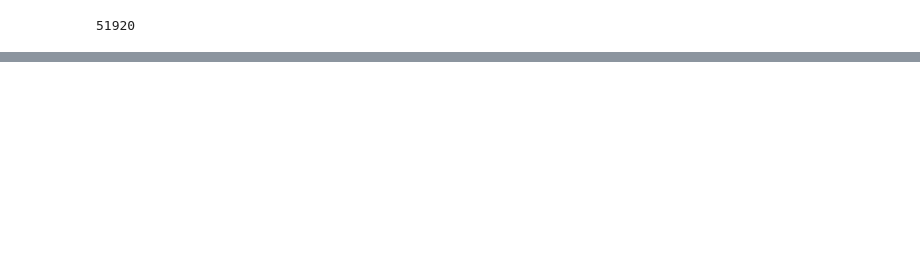
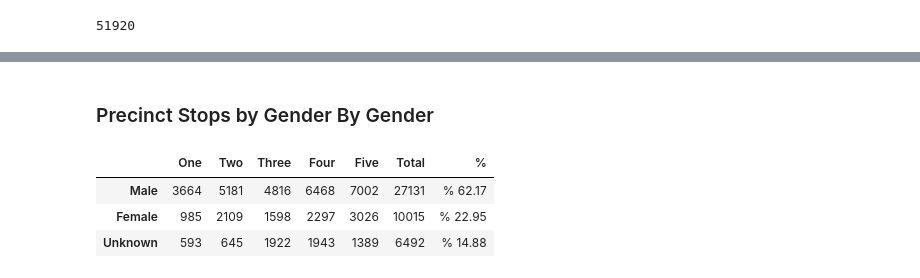
Before and after one commit to elu267/Project_GroupF, a Jupyter notebook: MN_Stop_Data.ipynb, the cells around one changed output, grey strips where cells are left out. Saved outputs shown, nothing was run; the diff lists cells and outputs as text; code cells hidden in the pictures; blank space fills up the shorter version.

```diff
--- a/MN_Stop_Data.ipynb
+++ b/MN_Stop_Data.ipynb
@@ -53,0 +97,20 @@ stops
+# %% [markdown]
+### Precinct Stops by Gender By Gender
+# %%
+one_sex = pd.DataFrame(precinct_one['gender'].value_counts())
+two_sex = pd.DataFrame(precinct_two['gender'].value_counts())
+three_sex = pd.DataFrame(precinct_three['gender'].value_counts())
+four_sex = pd.DataFrame(precinct_four['gender'].value_counts())
+five_sex = pd.DataFrame(precinct_five['gender'].value_counts())
+
+precincts_sex = pd.concat([one_sex,two_sex,three_sex,four_sex,five_sex] , axis=1, sort=False)
+precincts_sex.columns = ['One','Two','Three','Four','Five']
+precincts_sex['Total'] = precincts_sex.sum(axis=1)
+precincts_sex['%'] = precincts_sex['Total'] / precincts_sex['Total'].sum() * 100
+precincts_sex['%'] = precincts_sex['%'].map("% {:.2f}".format)
+precincts_sex
+# %% [output]
+|  | One | Two | Three | Four | Five | Total | % |
+| Male | 3664 | 5181 | 4816 | 6468 | 7002 | 27131 | % 62.17 |
+| Female | 985 | 2109 | 1598 | 2297 | 3026 | 10015 | % 22.95 |
+| Unknown | 593 | 645 | 1922 | 1943 | 1389 | 6492 | % 14.88 |
```
Also changed, not shown: parts of 22 cells of this notebook.
